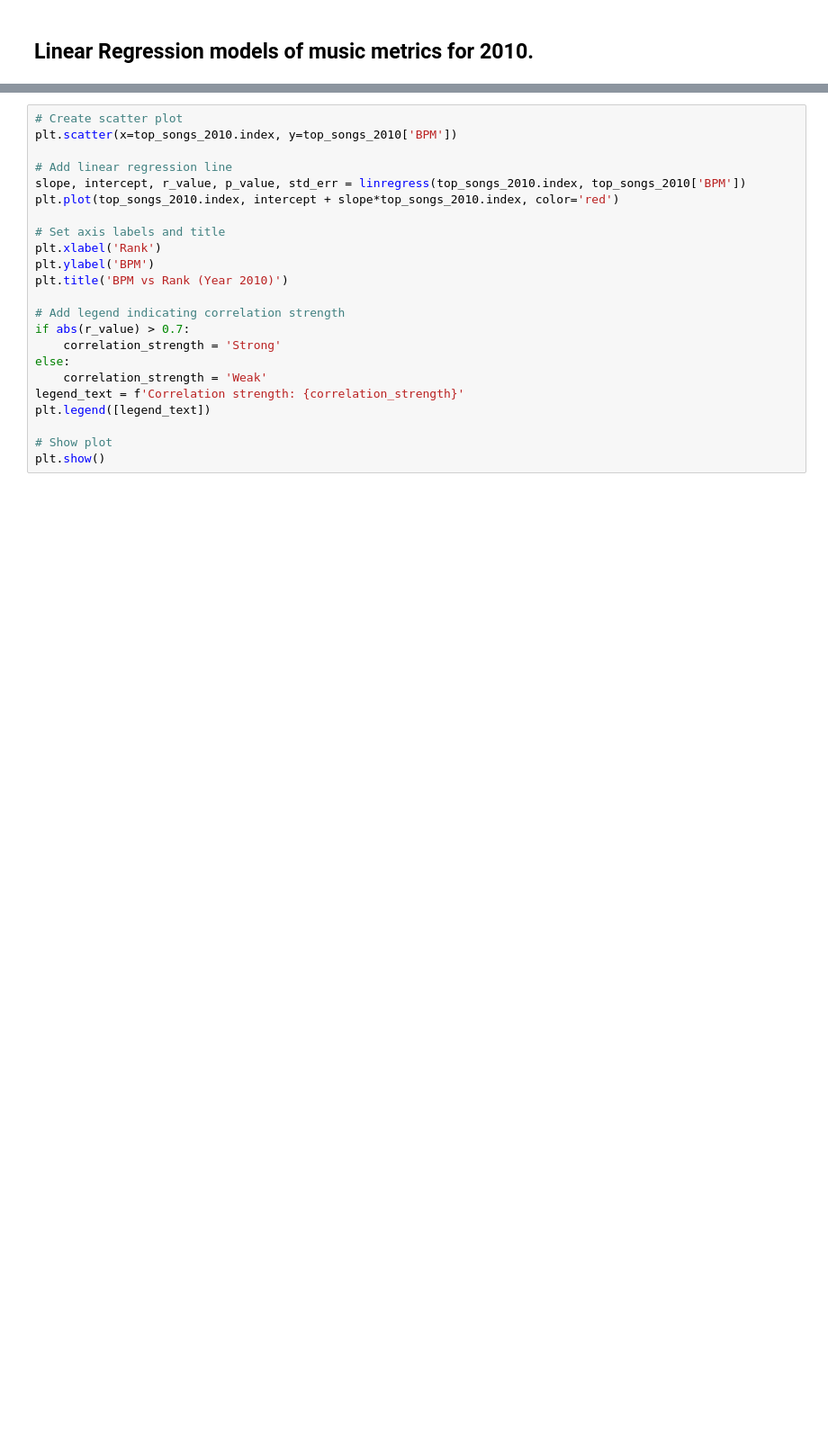
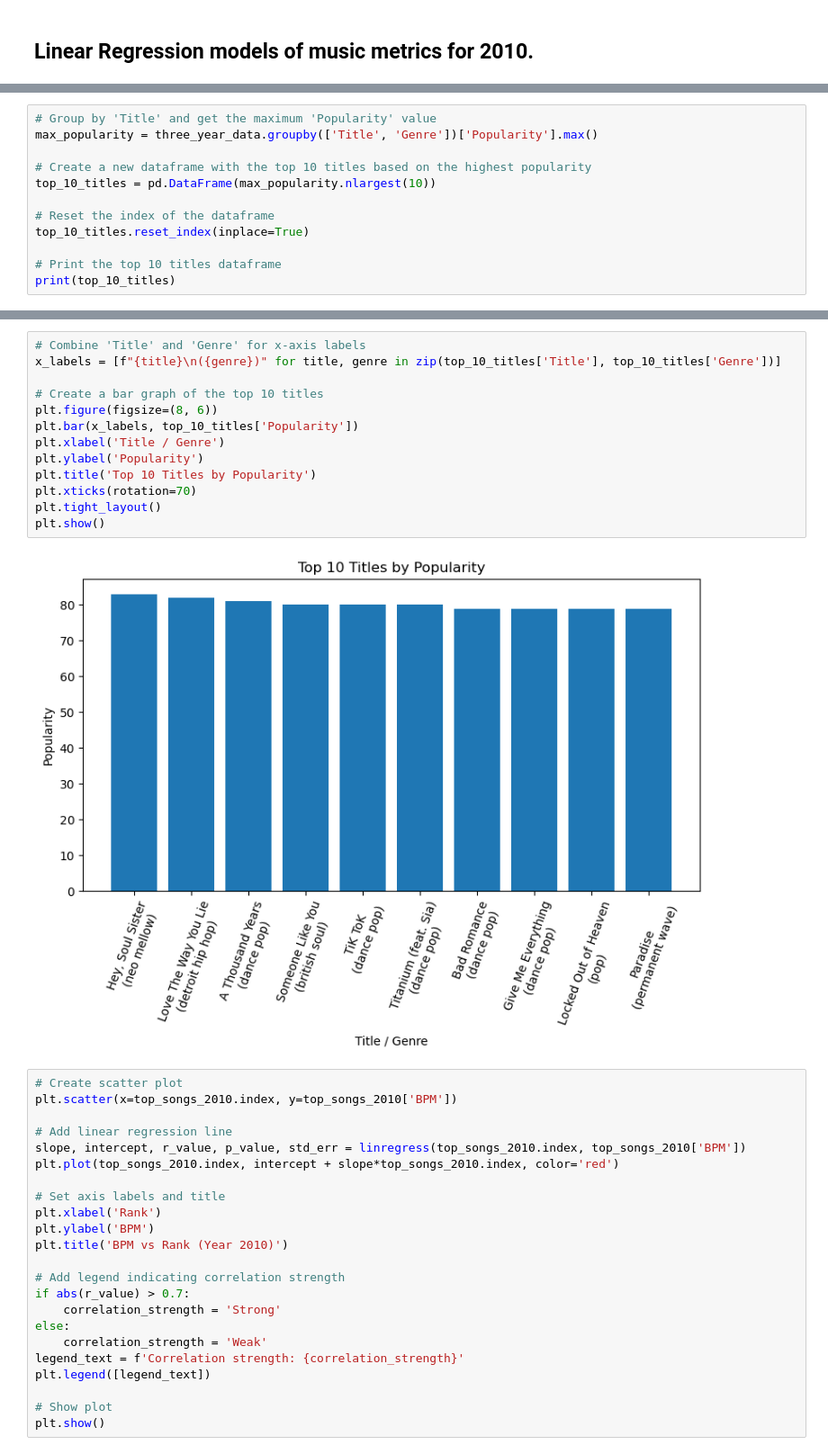
Before and after one commit to dalfonsonash/Week-7-Project-1, a Jupyter notebook: SpotiPy.ipynb, the cells around one changed output, grey strips where cells are left out. Shown: that part at 90% size. Cells and saved outputs as stored; diff of their text form; blank space fills up the shorter version.

Commit message:
Add a grouping of top ten songs by genre for the three years.

```diff
--- a/SpotiPy.ipynb
+++ b/SpotiPy.ipynb
@@ -197,0 +198,12 @@ three_year_data.head(5)
+# %%
+# Group by 'Title' and get the maximum 'Popularity' value
+max_popularity = three_year_data.groupby(['Title', 'Genre'])['Popularity'].max()
+
+# Create a new dataframe with the top 10 titles based on the highest popularity
+top_10_titles = pd.DataFrame(max_popularity.nlargest(10))
+
+# Reset the index of the dataframe
+top_10_titles.reset_index(inplace=True)
+
+# Print the top 10 titles dataframe
+print(top_10_titles)
@@ -198,3 +238,18 @@ three_year_data.head(5)
+# %%
+# Combine 'Title' and 'Genre' for x-axis labels
+x_labels = [f"{title}\n({genre})" for title, genre in zip(top_10_titles['Title'], top_10_titles['Genre'])]
+
+# Create a bar graph of the top 10 titles
+plt.figure(figsize=(8, 6))
+plt.bar(x_labels, top_10_titles['Popularity'])
+plt.xlabel('Title / Genre')
+plt.ylabel('Popularity')
+plt.title('Top 10 Titles by Popularity')
+plt.xticks(rotation=70)
+plt.tight_layout()
+plt.show()
+# %% [output]
+[figure, added]
 # %%
 # Create scatter plot
 plt.scatter(x=top_songs_2010.index, y=top_songs_2010['BPM'])
```
Also changed, not shown: parts of 5 cells of this notebook.
